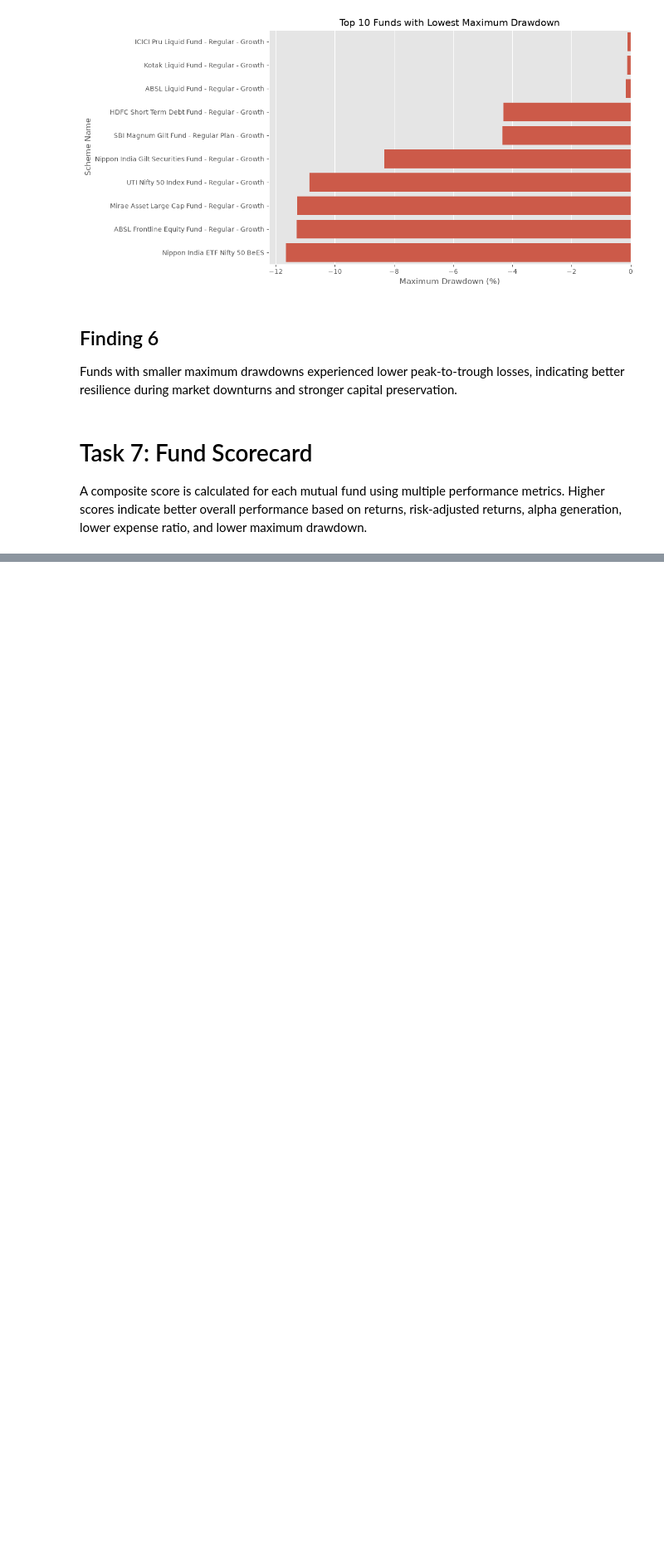
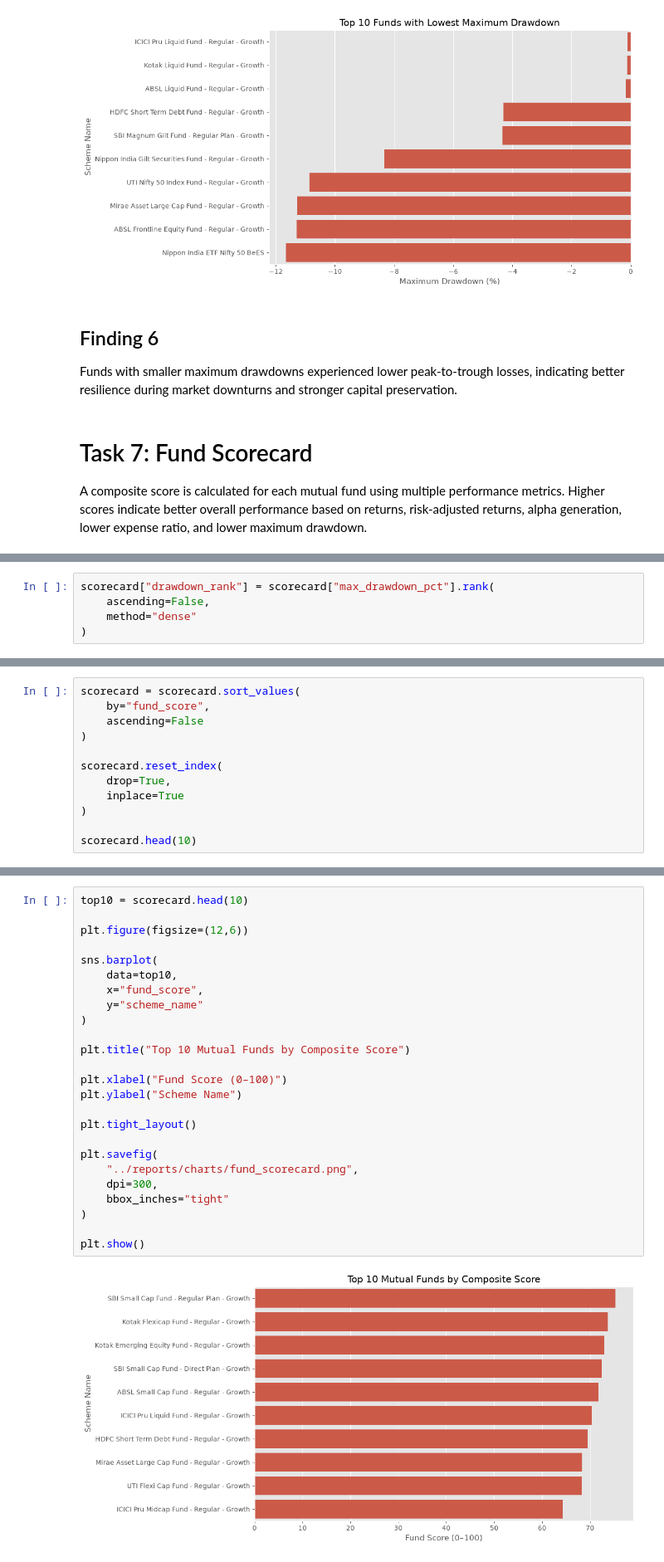
Before and after one commit to DHANASHRI1221/Mutual_Fund_Analytics, a Jupyter notebook: notebooks/Performance_Analytics.ipynb, the cells around one changed output, grey strips where cells are left out. Shown at 83% size. Saved outputs shown, nothing was run; the diff lists cells and outputs as text; blank space fills up the shorter version.

```diff
--- a/notebooks/Performance_Analytics.ipynb
+++ b/notebooks/Performance_Analytics.ipynb
@@ -790,0 +761,5 @@ KeyError: "['expense_ratio'] not in index"
+# %%
+scorecard["drawdown_rank"] = scorecard["max_drawdown_pct"].rank(
+    ascending=False,
+    method="dense"
+)
@@ -790,0 +807,12 @@ KeyError: "['expense_ratio'] not in index"
+# %%
+scorecard = scorecard.sort_values(
+    by="fund_score",
+    ascending=False
+)
+
+scorecard.reset_index(
+    drop=True,
+    inplace=True
+)
+
+scorecard.head(10)
@@ -790,0 +837,27 @@ KeyError: "['expense_ratio'] not in index"
+# %%
+top10 = scorecard.head(10)
+
+plt.figure(figsize=(12,6))
+
+sns.barplot(
+    data=top10,
+    x="fund_score",
+    y="scheme_name"
+)
+
+plt.title("Top 10 Mutual Funds by Composite Score")
+
+plt.xlabel("Fund Score (0–100)")
+plt.ylabel("Scheme Name")
+
+plt.tight_layout()
+
+plt.savefig(
+    "../reports/charts/fund_scorecard.png",
+    dpi=300,
+    bbox_inches="tight"
+)
+
+plt.show()
+# %% [output]
+[figure, added]
```
Also changed, not shown: parts of 33 cells of this notebook, 5 other files.
